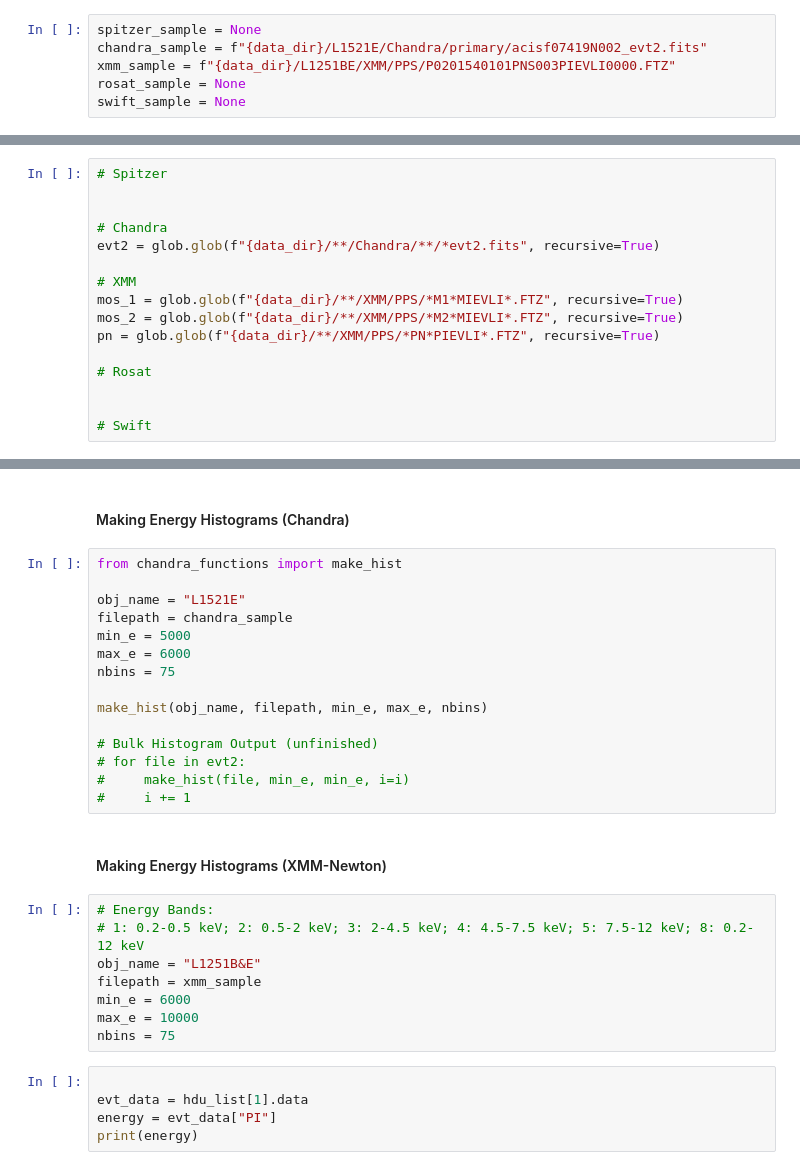
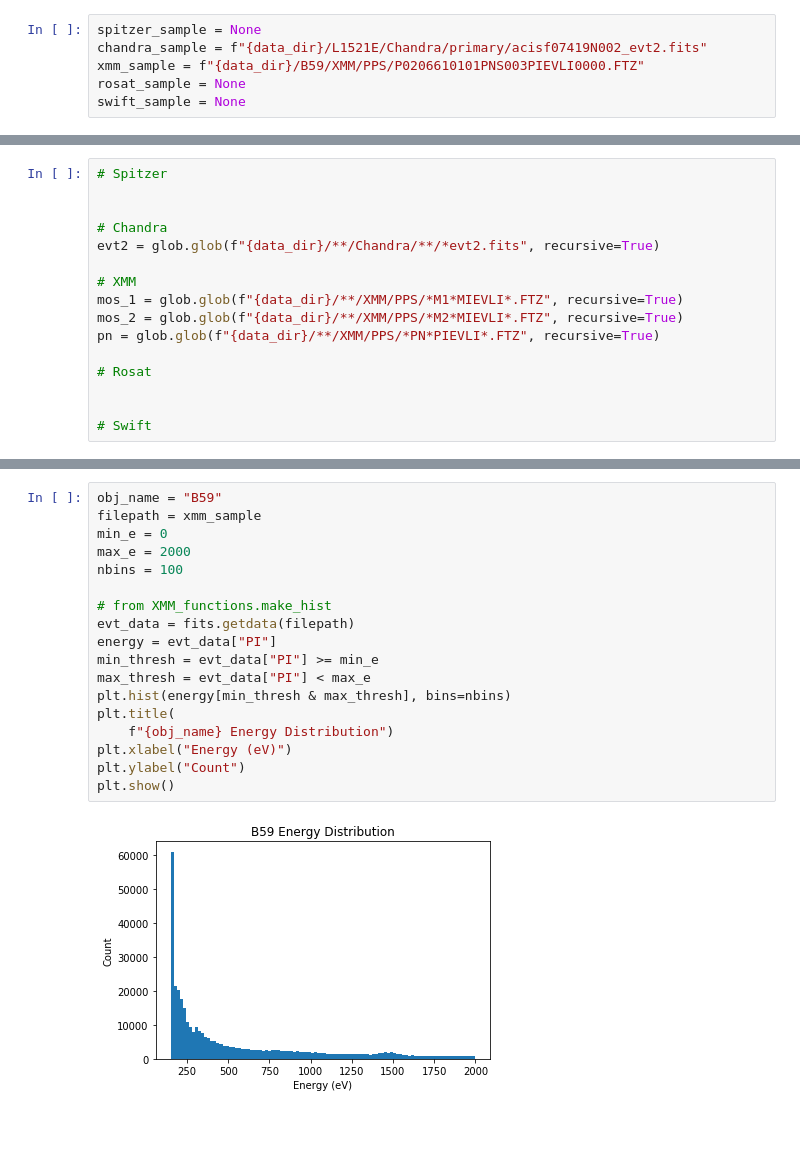
Before and after one commit to Optimal-Joke/Coreshine, a Jupyter notebook: Data Analysis Notebook.ipynb, the cells around one changed output, grey strips where cells are left out. Cells and saved outputs as stored; diff of their text form; blank space fills up the shorter version.

```diff
--- a/Data Analysis Notebook.ipynb
+++ b/Data Analysis Notebook.ipynb
@@ -12,7 +12,7 @@ data_dir = "/Users/hunterholland/Documents/Research/Laidlaw/Data"
 # %%
 spitzer_sample = None
 chandra_sample = f"{data_dir}/L1521E/Chandra/primary/acisf07419N002_evt2.fits"
-xmm_sample = f"{data_dir}/L1251BE/XMM/PPS/P0201540101PNS003PIEVLI0000.FTZ"
+xmm_sample = f"{data_dir}/B59/XMM/PPS/P0206610101PNS003PIEVLI0000.FTZ"
 rosat_sample = None
 swift_sample = None
 # %% [markdown]
@@ -40,32 +73,20 @@ Images may have all sorts of defects: in one example, the edges of all 12 indivi
-# %% [markdown]
-#### Making Energy Histograms (Chandra)
-# %%
-from chandra_functions import make_hist
-
-obj_name = "L1521E"
-filepath = chandra_sample
-min_e = 5000
-max_e = 6000
-nbins = 75
-
-make_hist(obj_name, filepath, min_e, max_e, nbins)
-
-# Bulk Histogram Output (unfinished)
-# for file in evt2:
-#     make_hist(file, min_e, min_e, i=i)
-#     i += 1
-# %% [markdown]
-#### Making Energy Histograms (XMM-Newton)
-# %%
-# Energy Bands:
-# 1: 0.2-0.5 keV; 2: 0.5-2 keV; 3: 2-4.5 keV; 4: 4.5-7.5 keV; 5: 7.5-12 keV; 8: 0.2-12 keV
-obj_name = "L1251B&E"
-filepath = xmm_sample
-min_e = 6000
-max_e = 10000
-nbins = 75
-# %%
-
-evt_data = hdu_list[1].data
-energy = evt_data["PI"]
-print(energy)
+# %%
+obj_name = "B59"
+filepath = xmm_sample
+min_e = 0
+max_e = 2000
+nbins = 100
+
+# from XMM_functions.make_hist
+evt_data = fits.getdata(filepath)
+energy = evt_data["PI"]
+min_thresh = evt_data["PI"] >= min_e
+max_thresh = evt_data["PI"] < max_e
+plt.hist(energy[min_thresh & max_thresh], bins=nbins)
+plt.title(
+    f"{obj_name} Energy Distribution")
+plt.xlabel("Energy (eV)")
+plt.ylabel("Count")
+plt.show()
+# %% [output]
+[figure, added]
```
Also changed, not shown: parts of 8 cells of this notebook, 2 other files.
